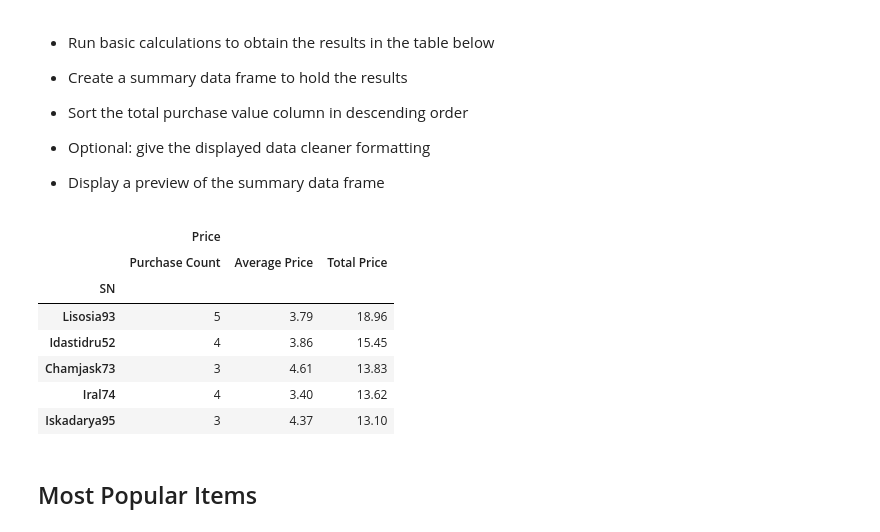
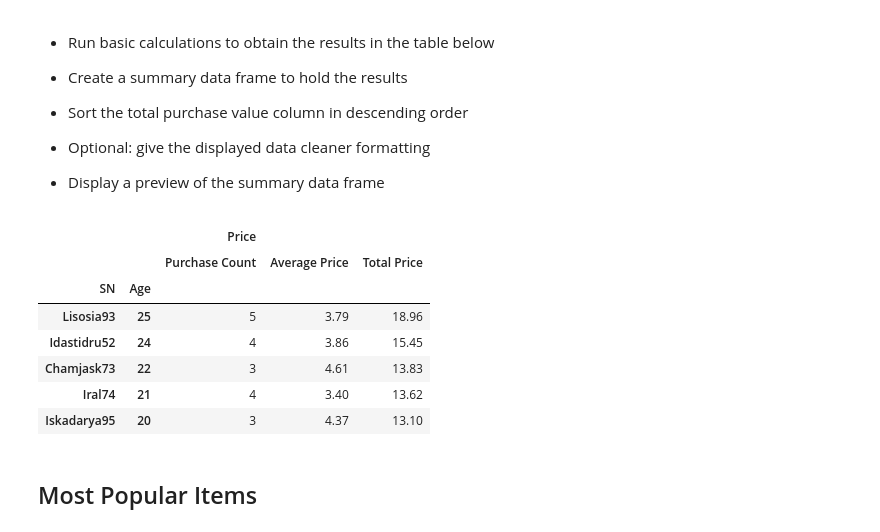
Before and after one commit to Starcode897/Pandas-Challenge, a Jupyter notebook: HeroesOfPymoli/HeroesOfPymoli_starter.ipynb, the cells around one changed output. Cells and saved outputs as stored; diff of their text form; code cells hidden in the pictures.

```diff
--- a/HeroesOfPymoli/HeroesOfPymoli_starter.ipynb
+++ b/HeroesOfPymoli/HeroesOfPymoli_starter.ipynb
@@ -220,18 +260,22 @@ purchase_ana
 
 * Display a preview of the summary data frame
 # %%
-top_sp = purchase_data.groupby(["SN"]).agg({"Price": ["count", "mean", "sum"]}).round(decimals=2)
+top_sp = purchase_data.groupby(["SN", "Age"]).agg({"Price": ["count", "mean", "sum"]}).round(decimals=2)
 top_sp_df = top_sp.sort_values([("Price", "sum")], ascending=False).head()
 top_sp_df.rename(columns={'count': 'Purchase Count', 'mean': 'Average Price', 'sum': 'Total Price'})
+
+#Observable trend 3
+
+#All of the top spenders are in their 20s. This fits what was discovered above.
 # %% [output]
-|  | Price |  |  |
-|  | Purchase Count | Average Price | Total Price |
-| SN |  |  |  |
-| Lisosia93 | 5 | 3.79 | 18.96 |
-| Idastidru52 | 4 | 3.86 | 15.45 |
-| Chamjask73 | 3 | 4.61 | 13.83 |
-| Iral74 | 4 | 3.40 | 13.62 |
-| Iskadarya95 | 3 | 4.37 | 13.10 |
+|  |  | Price |  |  |
+|  |  | Purchase Count | Average Price | Total Price |
+| SN | Age |  |  |  |
+| Lisosia93 | 25 | 5 | 3.79 | 18.96 |
+| Idastidru52 | 24 | 4 | 3.86 | 15.45 |
+| Chamjask73 | 22 | 3 | 4.61 | 13.83 |
+| Iral74 | 21 | 4 | 3.40 | 13.62 |
+| Iskadarya95 | 20 | 3 | 4.37 | 13.10 |
 # %% [markdown]
 ## Most Popular Items
 # %% [markdown]
```
Also changed, not shown: parts of 8 cells of this notebook.
